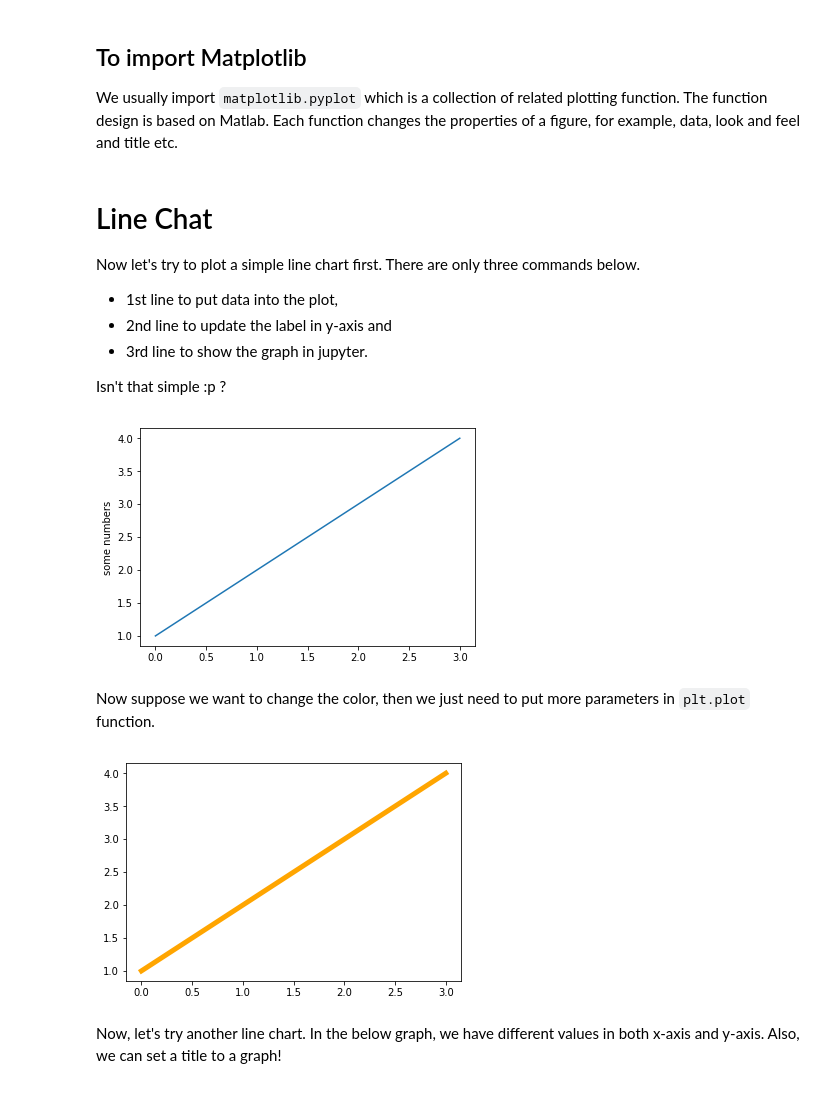
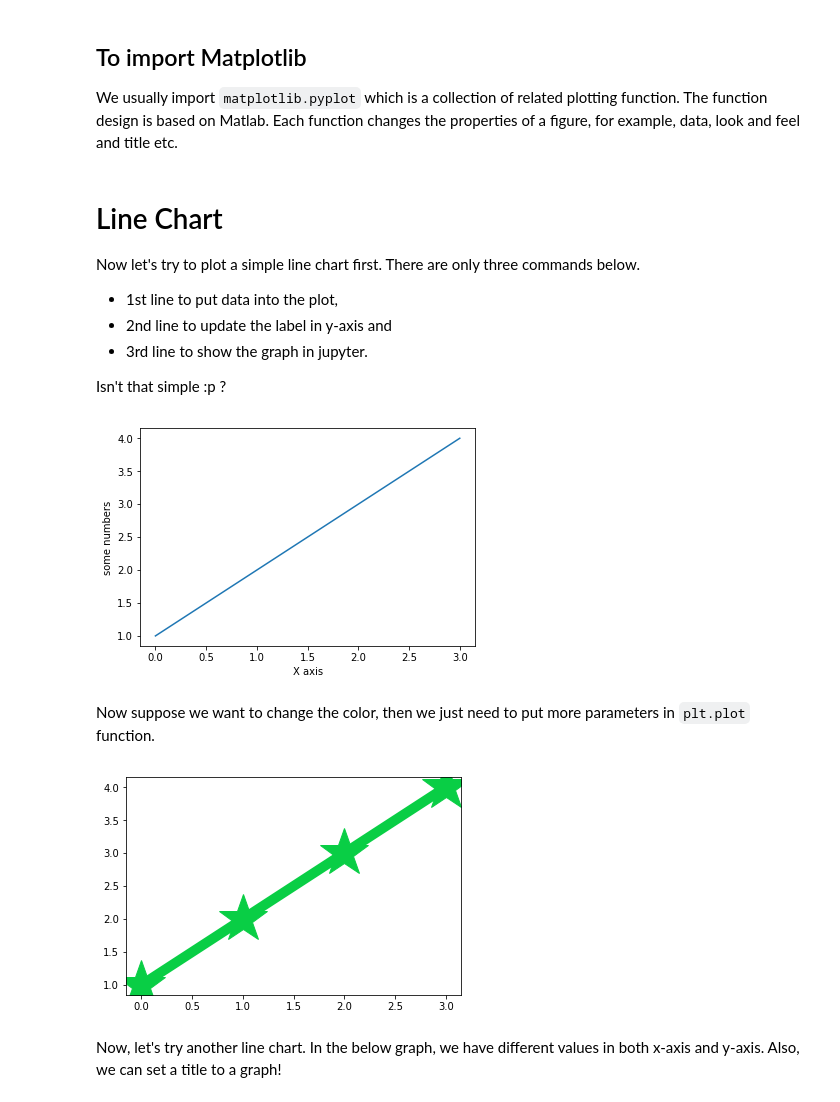
Before and after one commit to howawong/python-for-students, a Jupyter notebook: Data Visualization.ipynb, the cells around one changed output. Saved outputs shown, nothing was run; the diff lists cells and outputs as text; code cells hidden in the pictures.

Commit message:
Update Data Visualization

```diff
--- a/Data Visualization.ipynb
+++ b/Data Visualization.ipynb
@@ -24,7 +24,7 @@ We usually import `matplotlib.pyplot` which is a collection of related plotting
 # %%
 import matplotlib.pyplot as plt
 # %% [markdown]
-# Line Chat
+# Line Chart
 Now let's try to plot a simple line chart first. There are only three commands below.
 
 - 1st line to put data into the plot,
@@ -35,16 +35,21 @@ Isn't that simple :p ?
 # %%
 plt.plot([1,2,3,4])
 plt.ylabel('some numbers')
+plt.xlabel('X axis')
 plt.show()
 # %% [output]
-[figure, old version]
+[figure, new version]
 # %% [markdown]
 Now suppose we want to change the color, then we just need to put more parameters in `plt.plot` function.
 # %%
-plt.plot([1, 2, 3, 4], color='orange', linewidth='5')
+plt.plot([1, 2, 3, 4],
+         '*-',
+         markersize=50,
+         color='#09CE45',
+         linewidth=10)
 plt.show()
 # %% [output]
-[figure, old version]
+[figure, new version]
 # %% [markdown]
 Now, let's try another line chart. In the below graph, we have different values in both x-axis and y-axis. Also, we can set a title to a graph!
 # %%
```
Also changed, not shown: parts of 14 cells of this notebook.
